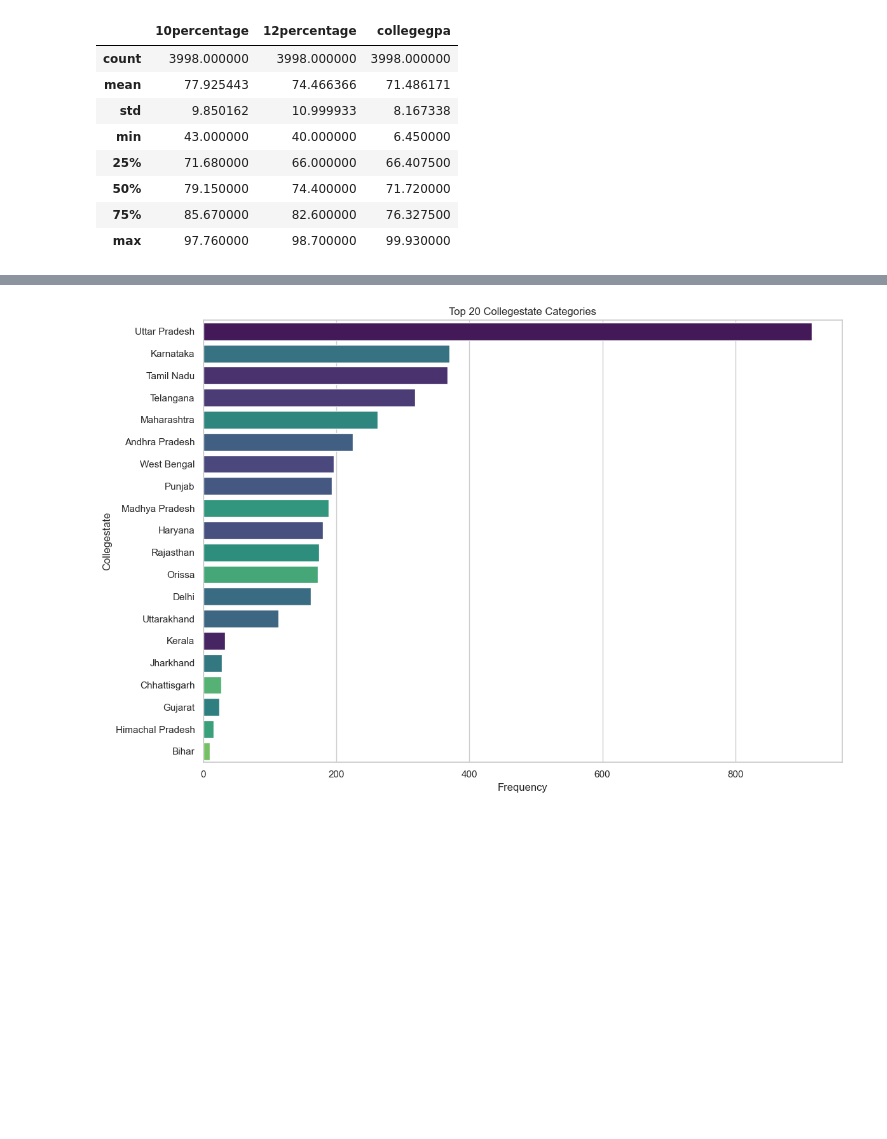
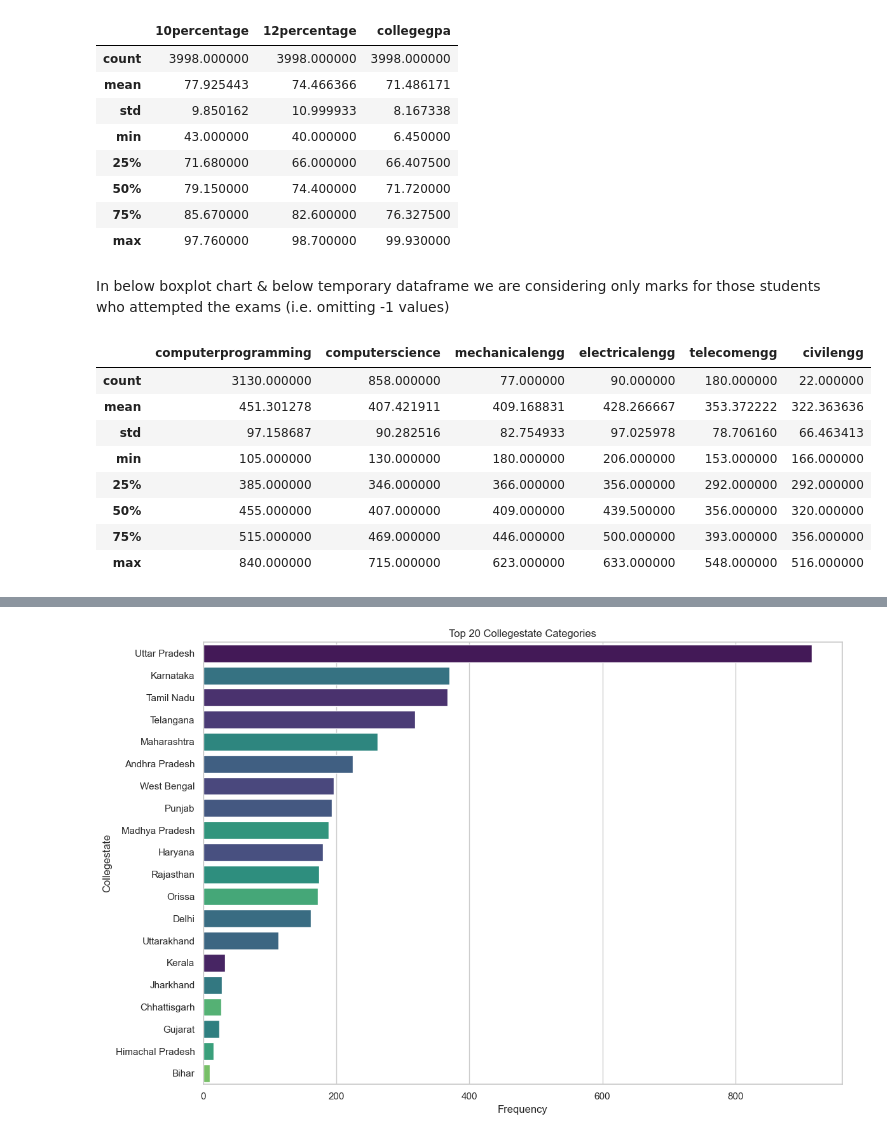
Before and after one commit to ritikseeker/EDA-on-AMCATDataset, a Jupyter notebook: EDA.ipynb, the cells around one changed output, grey strips where cells are left out. Drawn from its saved outputs; the diff is of its cells as text; code cells hidden in the pictures; blank space fills up the shorter version.

```diff
--- a/EDA.ipynb
+++ b/EDA.ipynb
@@ -1127,4 +1122,22 @@ df[['10percentage', '12percentage', 'collegegpa']].describe()
 | 50% | 79.150000 | 74.400000 | 71.720000 |
 | 75% | 85.670000 | 82.600000 | 76.327500 |
 | max | 97.760000 | 98.700000 | 99.930000 |
+# %% [markdown]
+In below boxplot chart & below temporary dataframe we are considering only marks for those students who attempted the exams (i.e. omitting -1 values)
+# %%
+df_temp = pd.DataFrame() # temporary Dataframe
+columns_to_plot = [ 'computerprogramming','computerscience', 'mechanicalengg', 'electricalengg','telecomengg', 'civilengg']
+for col in columns_to_plot:
+    df_temp[col] = df[col].apply(lambda x: None if x == -1 else x).dropna()
+df_temp.describe()
+# %% [output]
+|  | computerprogramming | computerscience | mechanicalengg | electricalengg | telecomengg | civilengg |
+| count | 3130.000000 | 858.000000 | 77.000000 | 90.000000 | 180.000000 | 22.000000 |
+| mean | 451.301278 | 407.421911 | 409.168831 | 428.266667 | 353.372222 | 322.363636 |
+| std | 97.158687 | 90.282516 | 82.754933 | 97.025978 | 78.706160 | 66.463413 |
+| min | 105.000000 | 130.000000 | 180.000000 | 206.000000 | 153.000000 | 166.000000 |
+| 25% | 385.000000 | 346.000000 | 366.000000 | 356.000000 | 292.000000 | 292.000000 |
+| 50% | 455.000000 | 407.000000 | 409.000000 | 439.500000 | 356.000000 | 320.000000 |
+| 75% | 515.000000 | 469.000000 | 446.000000 | 500.000000 | 393.000000 | 356.000000 |
+| max | 840.000000 | 715.000000 | 623.000000 | 633.000000 | 548.000000 | 516.000000 |
 # %%
```
Also changed, not shown: parts of 9 cells of this notebook.
